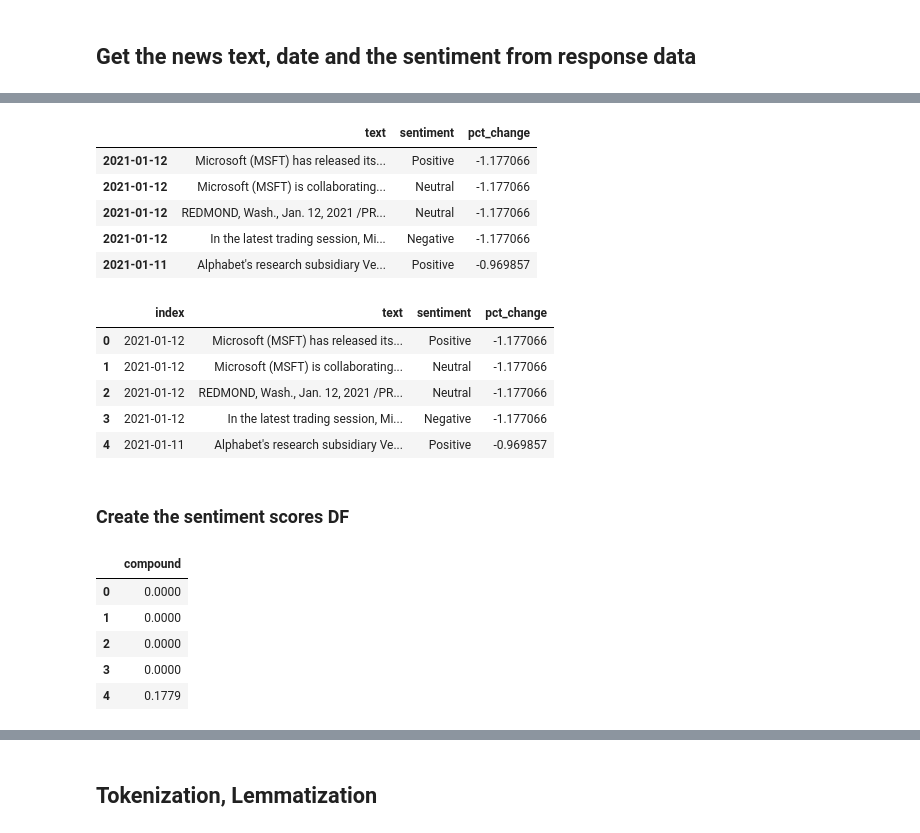
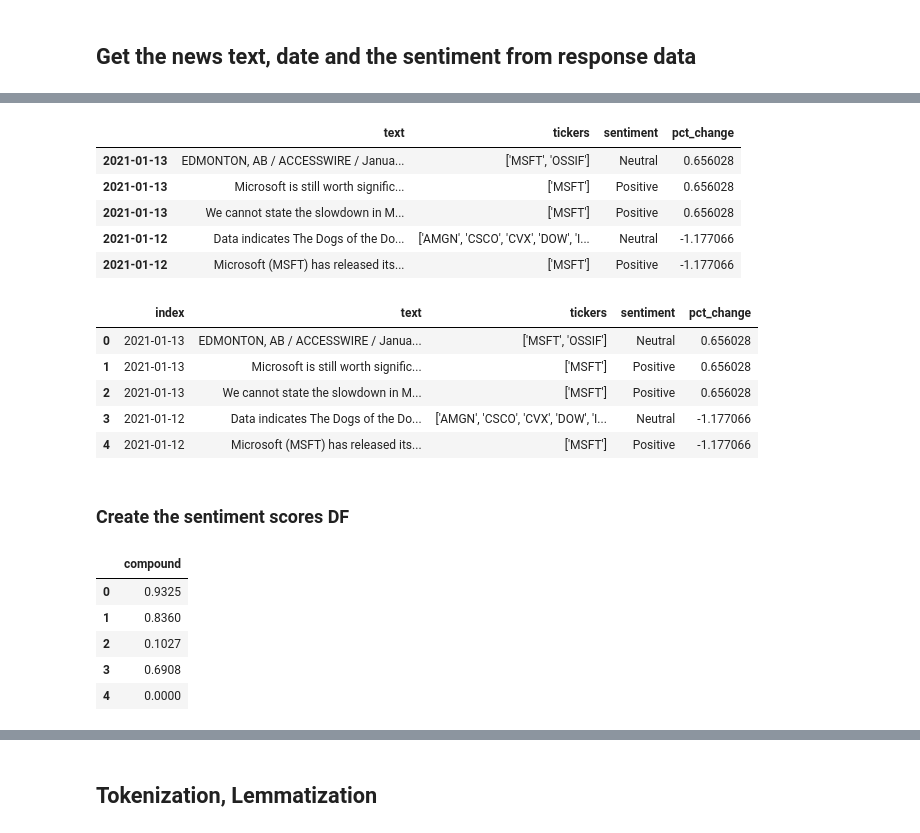
Before and after one commit to albertlk/4A_Trading, a Jupyter notebook: stock_api_sentiment_analysis.ipynb, the cells around one changed output, grey strips where cells are left out. Drawn from its saved outputs; the diff is of its cells as text; code cells hidden in the pictures.

Commit message:
got more data

```diff
--- a/stock_api_sentiment_analysis.ipynb
+++ b/stock_api_sentiment_analysis.ipynb
@@ -118,0 +115,6 @@ print (json.dumps (response_data, indent= 4))
+# %%
+df2 = pd.read_csv("msft_news.csv")
+print(len(df2))
+
+df2.drop(columns= ['Unnamed: 0', 'Unnamed: 0.1'], inplace= True)
+df2.tail()
@@ -118,0 +135,3 @@ print (json.dumps (response_data, indent= 4))
+# %%
+new_df = df2[['date', 'text', 'tickers', 'sentiment']]
+new_df.head()
@@ -118,0 +145,4 @@ print (json.dumps (response_data, indent= 4))
+# %%
+new_df['date']= new_df['date'].astype(str)
+new_df['date']= pd.to_datetime(new_df['date'], utc= True).dt.date
+new_df.head()
@@ -118,0 +165,3 @@ print (json.dumps (response_data, indent= 4))
+# %%
+new_df.set_index('date', inplace= True)
+new_df.head()
@@ -181,25 +178,25 @@ text_sentiment.head()
 # %%
 # Merge the pct change with the above df
-text_sentiment_returns= pd.merge(text_sentiment, returns_df, left_index= True, right_index= True)
+text_sentiment_returns= pd.merge(new_df, returns_df, left_index= True, right_index= True)
 text_sentiment_returns.sort_index(ascending= False, inplace= True)
 text_sentiment_returns.head()
 # %% [output]
-|  | text | sentiment | pct_change |
-| 2021-01-12 | Microsoft (MSFT) has released its... | Positive | -1.177066 |
-| 2021-01-12 | Microsoft (MSFT) is collaborating... | Neutral | -1.177066 |
-| 2021-01-12 | REDMOND, Wash., Jan. 12, 2021 /PR... | Neutral | -1.177066 |
-| 2021-01-12 | In the latest trading session, Mi... | Negative | -1.177066 |
-| 2021-01-11 | Alphabet's research subsidiary Ve... | Positive | -0.969857 |
+|  | text | tickers | sentiment | pct_change |
+| 2021-01-13 | EDMONTON, AB / ACCESSWIRE / Janua... | ['MSFT', 'OSSIF'] | Neutral | 0.656028 |
+| 2021-01-13 | Microsoft is still worth signific... | ['MSFT'] | Positive | 0.656028 |
+| 2021-01-13 | We cannot state the slowdown in M... | ['MSFT'] | Positive | 0.656028 |
+| 2021-01-12 | Data indicates The Dogs of the Do... | ['AMGN', 'CSCO', 'CVX', 'DOW', 'I... | Neutral | -1.177066 |
+| 2021-01-12 | Microsoft (MSFT) has released its... | ['MSFT'] | Positive | -1.177066 |
 # %%
 text_sentiment_returns.reset_index(inplace= True)
 text_sentiment_returns.head()
 # %% [output]
-|  | index | text | sentiment | pct_change |
-| 0 | 2021-01-12 | Microsoft (MSFT) has released its... | Positive | -1.177066 |
-| 1 | 2021-01-12 | Microsoft (MSFT) is collaborating... | Neutral | -1.177066 |
-| 2 | 2021-01-12 | REDMOND, Wash., Jan. 12, 2021 /PR... | Neutral | -1.177066 |
-| 3 | 2021-01-12 | In the latest trading session, Mi... | Negative | -1.177066 |
-| 4 | 2021-01-11 | Alphabet's research subsidiary Ve... | Positive | -0.969857 |
+|  | index | text | tickers | sentiment | pct_change |
+| 0 | 2021-01-13 | EDMONTON, AB / ACCESSWIRE / Janua... | ['MSFT', 'OSSIF'] | Neutral | 0.656028 |
+| 1 | 2021-01-13 | Microsoft is still worth signific... | ['MSFT'] | Positive | 0.656028 |
+| 2 | 2021-01-13 | We cannot state the slowdown in M... | ['MSFT'] | Positive | 0.656028 |
+| 3 | 2021-01-12 | Data indicates The Dogs of the Do... | ['AMGN', 'CSCO', 'CVX', 'DOW', 'I... | Neutral | -1.177066 |
+| 4 | 2021-01-12 | Microsoft (MSFT) has released its... | ['MSFT'] | Positive | -1.177066 |
 # %% [markdown]
 ### Create the sentiment scores DF
 # %%
@@ -229,10 +226,10 @@ polarity_df= pd.DataFrame(polarity)
 polarity_df.head()
 # %% [output]
 |  | compound |
-| 0 | 0.0000 |
-| 1 | 0.0000 |
-| 2 | 0.0000 |
-| 3 | 0.0000 |
-| 4 | 0.1779 |
+| 0 | 0.9325 |
+| 1 | 0.8360 |
+| 2 | 0.1027 |
+| 3 | 0.6908 |
+| 4 | 0.0000 |
 # %%
 text_sentiment_returns_polarity= pd.concat([text_sentiment_returns, polarity_df], axis= 1)
```
Also changed, not shown: parts of 37 cells of this notebook, 1 other file.
